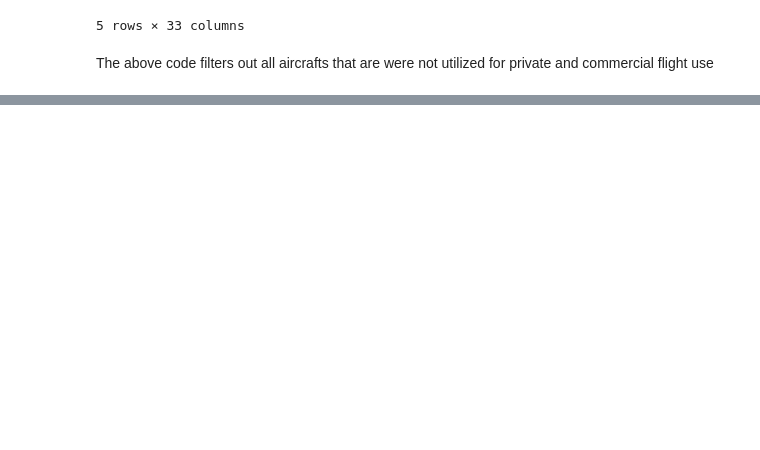
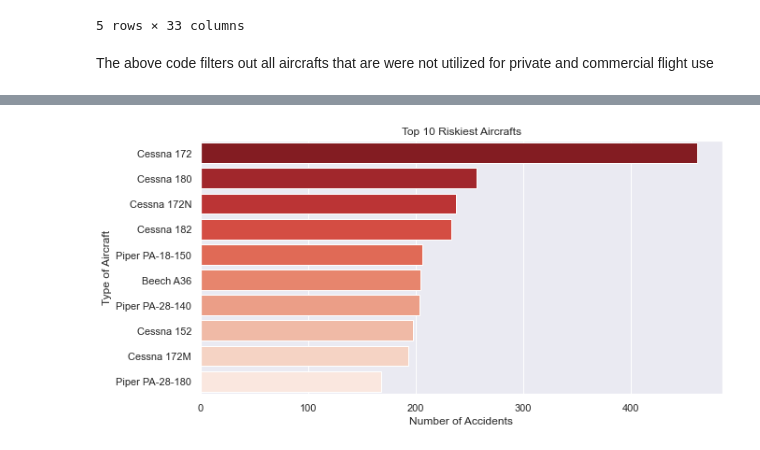
Before and after one commit to Patoh254code/Aviation_risk_analysis_Project, a Jupyter notebook: index.ipynb, the cells around one changed output, grey strips where cells are left out. Drawn from its saved outputs; the diff is of its cells as text; code cells hidden in the pictures; blank space fills up the shorter version.

```diff
--- a/index.ipynb
+++ b/index.ipynb
@@ -180,14 +181,14 @@ array(['Positioning', 'Personal', 'Instructional', 'Unknown',
        'Public Aircraft - State', 'Banner Tow', 'Firefighting',
        'Air Race show', 'PUBS', 'ASHO', 'PUBL'], dtype=object)
 # %%
-# filter out private and commercial aircraft
+# Create a list of private and commercial purposes
 private = ["Personal", "Executive/corporate", "Business", "Ferry"]
 commercial = ["Aerial Application", "Aerial Observation", "Air Carrier", "Public Aircraft"]
 
-# Create an empty list
+# Create a column that describes operations category
 flight_purpose = []
 
-for purpose in df_clean['Purpose.of.flight']:
+for purpose in df_copy['Purpose.of.flight']:
     if purpose in private:
         flight_purpose.append('Private')
     elif purpose in commercial:
@@ -195,13 +196,12 @@ for purpose in df_clean['Purpose.of.flight']:
     else:
         flight_purpose.append('Other')
 
-# Create a new   column by assigning it to the empty list created above
-df_clean['Category of Purpose'] = flight_purpose
+df_copy['Category of Operation'] = flight_purpose
 
-df_clean_filter = df_clean.loc[(df_clean['Category of Purpose'] == 'Private') | (df_clean['Category of Purpose'] == 'Commercial')]
-# reassign the dataframe to sliced dataframe to convert it to dataframe
-df_clean_filter = df_clean_filter.copy()
-df_clean_filter.head()
+# Filter our dataset to include only private and commercial used planes
+df_clean = df_copy.loc[(df_copy['Category of Operation'] == 'Private') | (df_copy['Category of Operation'] == 'Commercial')]
+df_clean = df_clean.copy() # Handles error of working with sliced dataframe rather than a dataframe
+df_clean.head()
 # %% [output]
 |  | Event.Id | Investigation.Type | Accident.Number | Event.Date | Location | Country | Latitude | Longitude | ... |
 | 47676 | 20001212X20327 | Accident | ATL00FA019 | 2000-01-01 | MONTEAGLE, TN | United States | Unknown | Unknown | ... |
@@ -354,0 +215,15 @@ From out analysis of the Aviation Data we can conclude the following:
+# %%
+# Format the text of categorical columns for consistency
+df_clean['Weather.Condition'] = df_clean['Weather.Condition'].str.title()
+
+# Edit the initials of weather to the full names
+df_clean['Weather.Condition'] = df_clean['Weather.Condition'].apply( lambda x: 'Visual Meteorological Conditions'
+                                                                                  if x == 'Vmc'
+                                                                                  else 'Instrument Meteorological Conditions'
+                                                                                  if x == 'Imc'
+                                                                                  else "Unknown"
+                                                                                  if x == 'Unk'
+                                                                                  else x)
+df_clean['Make'] = df_clean['Make'].str.title()
+df_clean['Model'] = df_clean['Model'].str.upper()
+df_clean['Make_and_Model'] = df_clean['Make'] + ' ' + df_clean['Model']
@@ -354,0 +238,15 @@ From out analysis of the Aviation Data we can conclude the following:
+# %%
+# Identify the risky aircrafts based on highest number of accidents
+riskiest_aircraft = df_clean['Make_and_Model'].value_counts().head(10)
+
+
+# Create a horizontal bar graph visualisation
+fig, ax = plt.subplots(figsize=(10,5))
+sns.set_theme(style='darkgrid')
+sns.barplot(y=riskiest_aircraft.index, x=riskiest_aircraft.values, palette='Reds_r')
+ax.set(title='Top 10 Riskiest Aircrafts', xlabel='Number of Accidents', ylabel= 'Type of Aircraft')
+
+#save the visualization and ensure full image displayed
+plt.savefig('Images/Risky-aircrafts.jpg', dpi=300, bbox_inches='tight')
+# %% [output]
+[figure, added]
```
Also changed, not shown: parts of 45 cells of this notebook.
